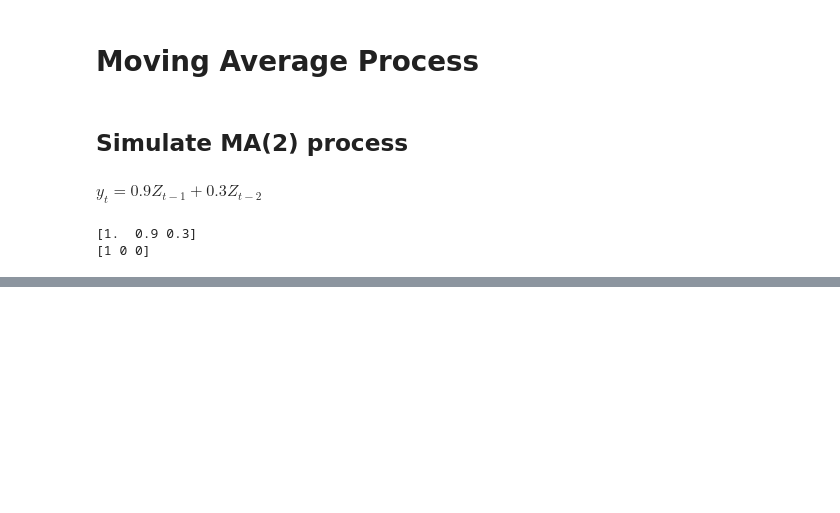
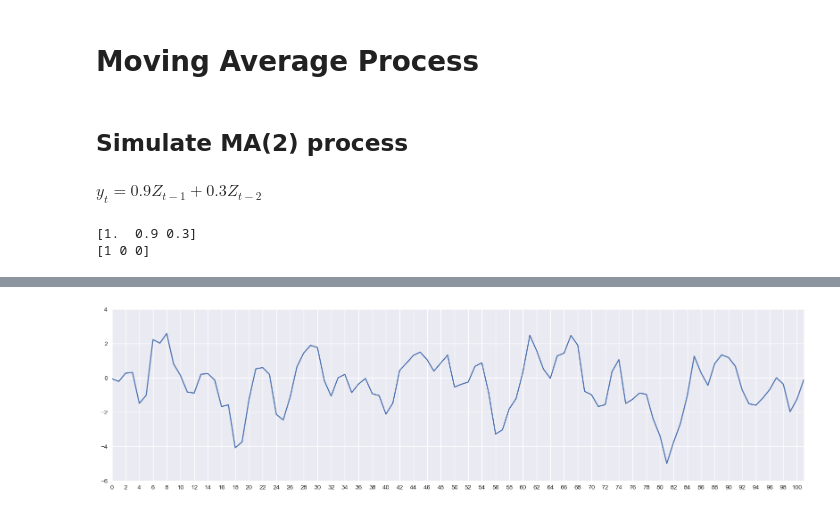
Before and after one commit to omdgit/AppliedTimeSeriesAnalysisWithPython, a Jupyter notebook: my work/HOTSAP_MA.ipynb, the cells around one changed output, grey strips where cells are left out. Saved outputs shown, nothing was run; the diff lists cells and outputs as text; code cells hidden in the pictures; blank space fills up the shorter version.

```diff
--- a/my work/HOTSAP_MA.ipynb
+++ b/my work/HOTSAP_MA.ipynb
@@ -45,3 +47,12 @@ plt.show()
+# %%
+fig, ax = plt.subplots(figsize=(20,5))
+ax.plot(MA2_process[:102])
+ax.xaxis.set_major_locator(mticker.FixedLocator(np.arange(0, 106, 2)))
+ax.margins(0)
+ax.set_ylim(-6, 4)
+plt.show()
+# %% [output]
+[figure, added]
 # %%
 plt.plot(MA2_process)
 plt.title('Moving Average Process of Order 2')
```
Also changed, not shown: parts of 6 cells of this notebook, 3 other files.
